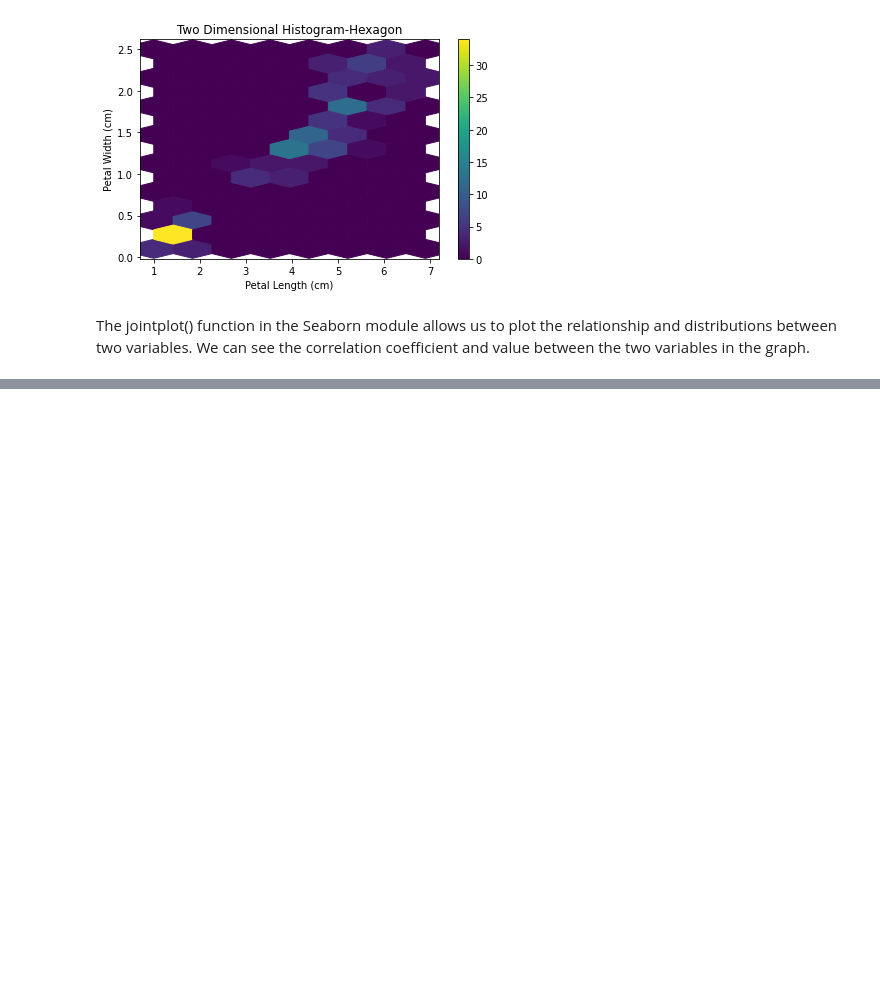
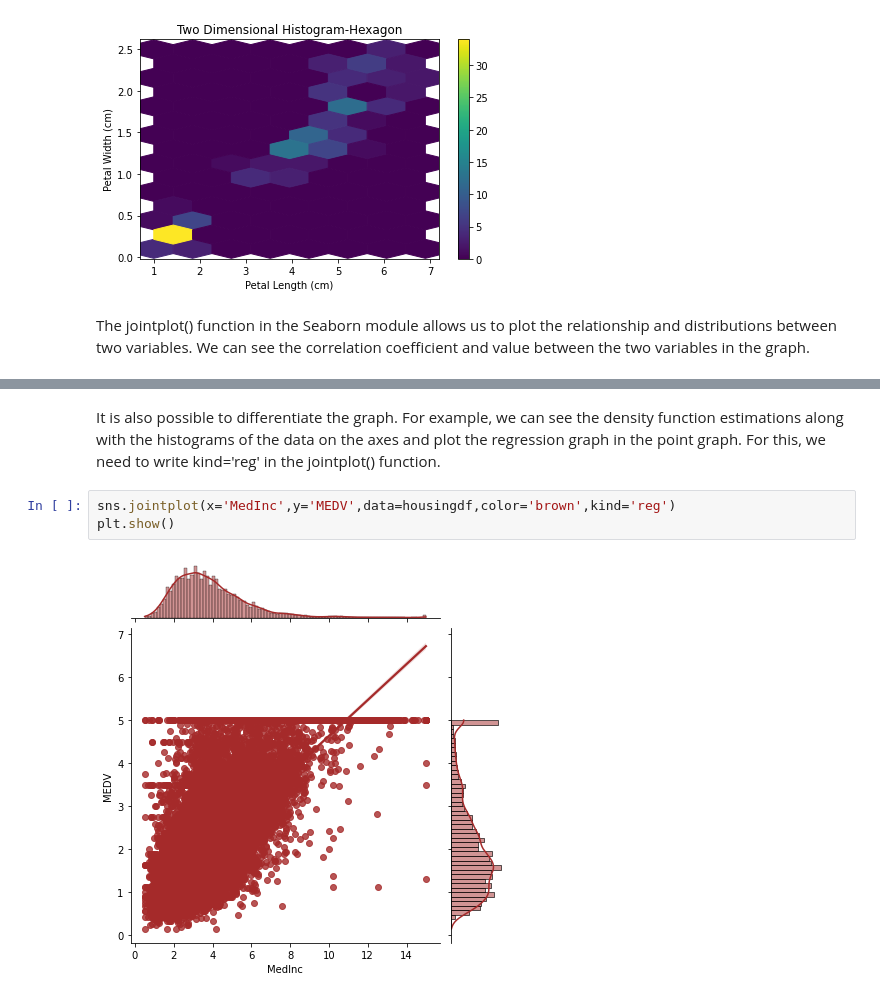
Before and after one commit to batuhanmtl/Statistical-Analysis, a Jupyter notebook: TwoVariableHistogram.ipynb, the cells around one changed output, grey strips where cells are left out. Drawn from its saved outputs; the diff is of its cells as text; blank space fills up the shorter version.

```diff
--- a/TwoVariableHistogram.ipynb
+++ b/TwoVariableHistogram.ipynb
@@ -46,0 +64,7 @@ We can see the correlation coefficient and value between the two variables in th
+# %% [markdown]
+It is also possible to differentiate the graph. For example, we can see the density function estimations along with the histograms of the data on the axes and plot the regression graph in the point graph. For this, we need to write kind='reg' in the jointplot() function.
+# %%
+sns.jointplot(x='MedInc',y='MEDV',data=housingdf,color='brown',kind='reg')
+plt.show()
+# %% [output]
+[figure, added]
```
Also changed, not shown: parts of 3 cells of this notebook.
